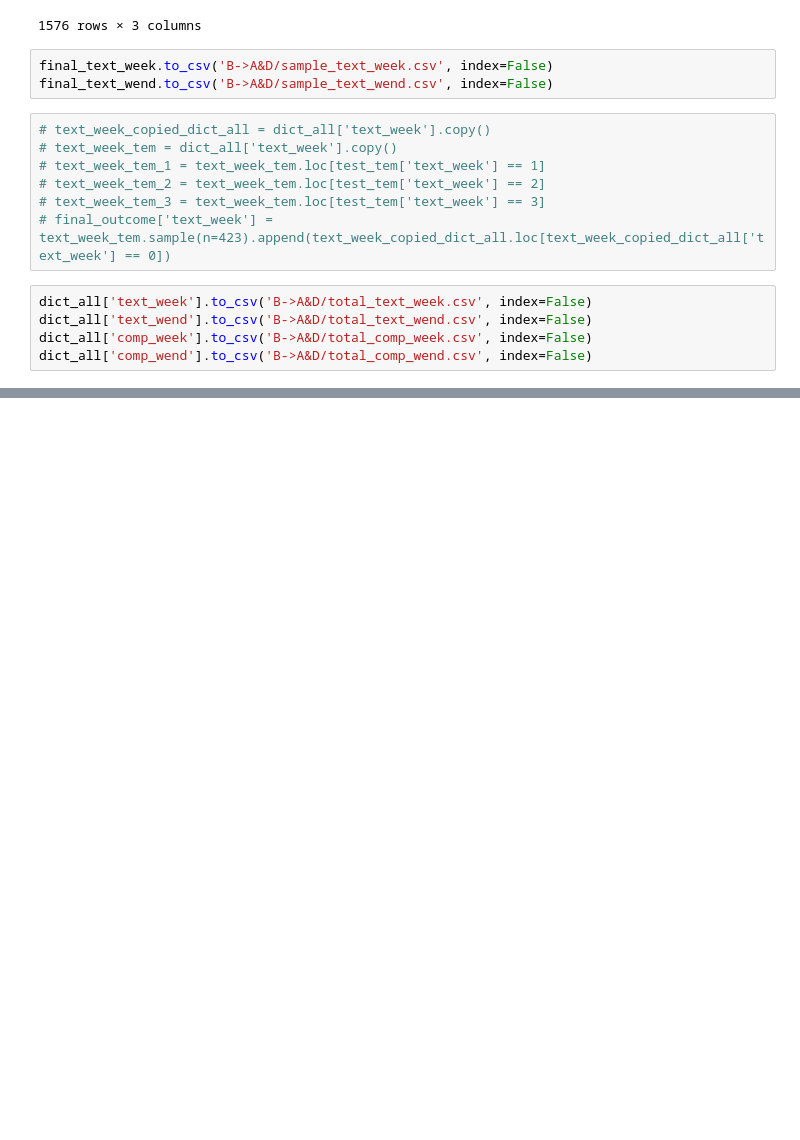
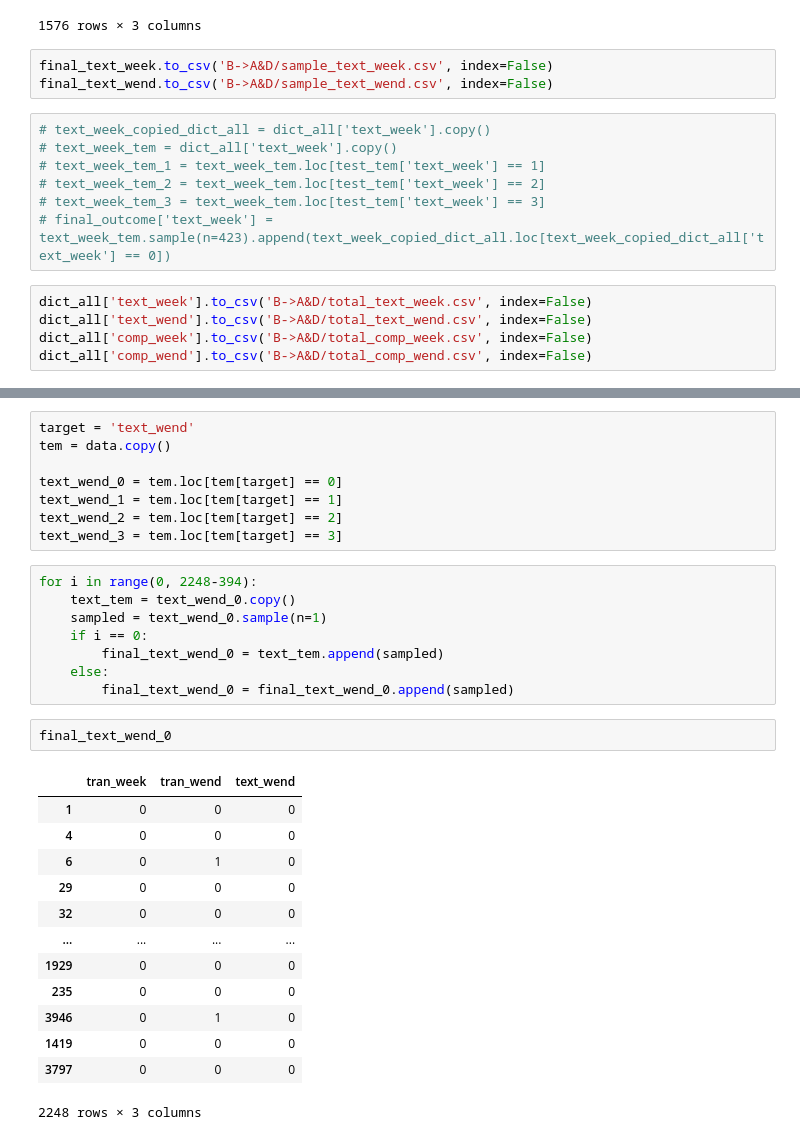
Before and after one commit to tomstark99/COMS30050, a Jupyter notebook: coursework/data/BtoA&D.ipynb, the cells around one changed output, grey strips where cells are left out. Drawn from its saved outputs; the diff is of its cells as text; blank space fills up the shorter version.

```diff
--- a/coursework/data/BtoA&D.ipynb
+++ b/coursework/data/BtoA&D.ipynb
@@ -402,0 +481,32 @@ dict_all['comp_wend'].to_csv('B->A&D/total_comp_wend.csv', index=False)
+# %%
+target = 'text_wend'
+tem = data.copy()
+
+text_wend_0 = tem.loc[tem[target] == 0]
+text_wend_1 = tem.loc[tem[target] == 1]
+text_wend_2 = tem.loc[tem[target] == 2]
+text_wend_3 = tem.loc[tem[target] == 3]
+# %%
+for i in range(0, 2248-394):
+    text_tem = text_wend_0.copy()
+    sampled = text_wend_0.sample(n=1)
+    if i == 0:
+        final_text_wend_0 = text_tem.append(sampled)
+    else:
+        final_text_wend_0 = final_text_wend_0.append(sampled)
+# %%
+final_text_wend_0
+# %% [output]
+|  | tran_week | tran_wend | text_wend |
+| 1 | 0 | 0 | 0 |
+| 4 | 0 | 0 | 0 |
+| 6 | 0 | 1 | 0 |
+| 29 | 0 | 0 | 0 |
+| 32 | 0 | 0 | 0 |
+| ... | ... | ... | ... |
+| 1929 | 0 | 0 | 0 |
+| 235 | 0 | 0 | 0 |
+| 3946 | 0 | 1 | 0 |
+| 1419 | 0 | 0 | 0 |
+| 3797 | 0 | 0 | 0 |
+2248 rows × 3 columns
```
Also changed, not shown: parts of 19 cells of this notebook, 8 other files.
